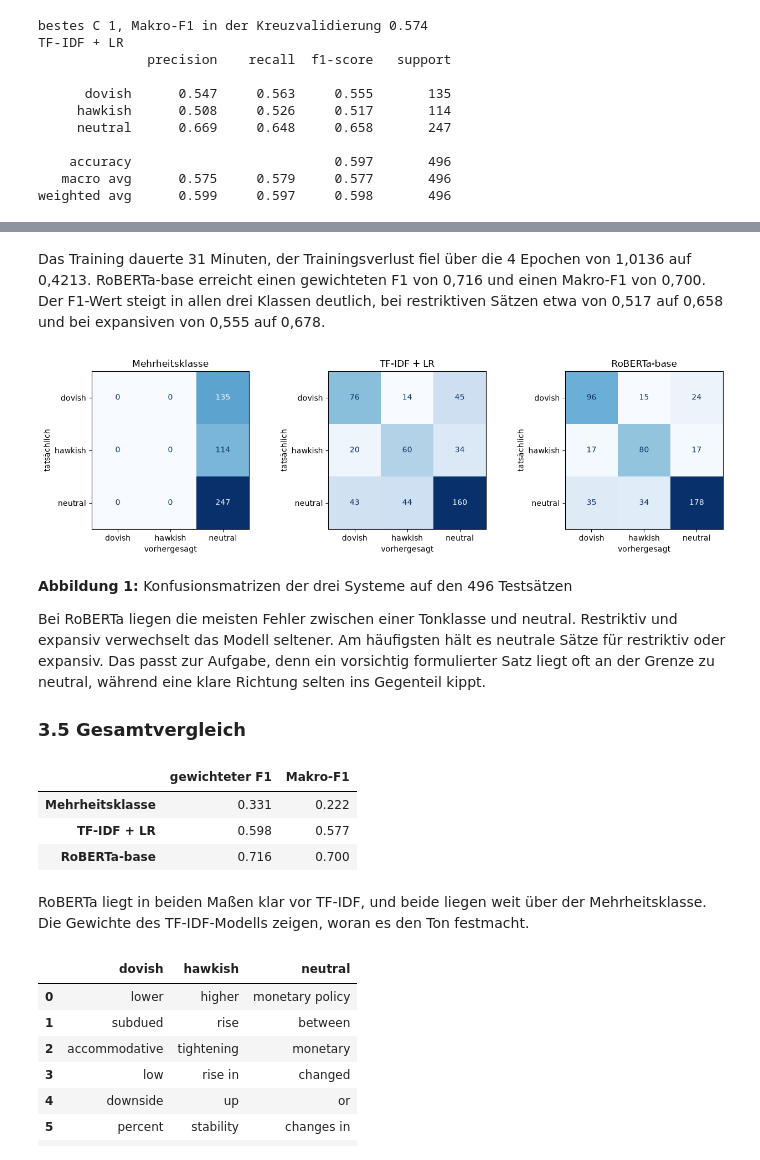
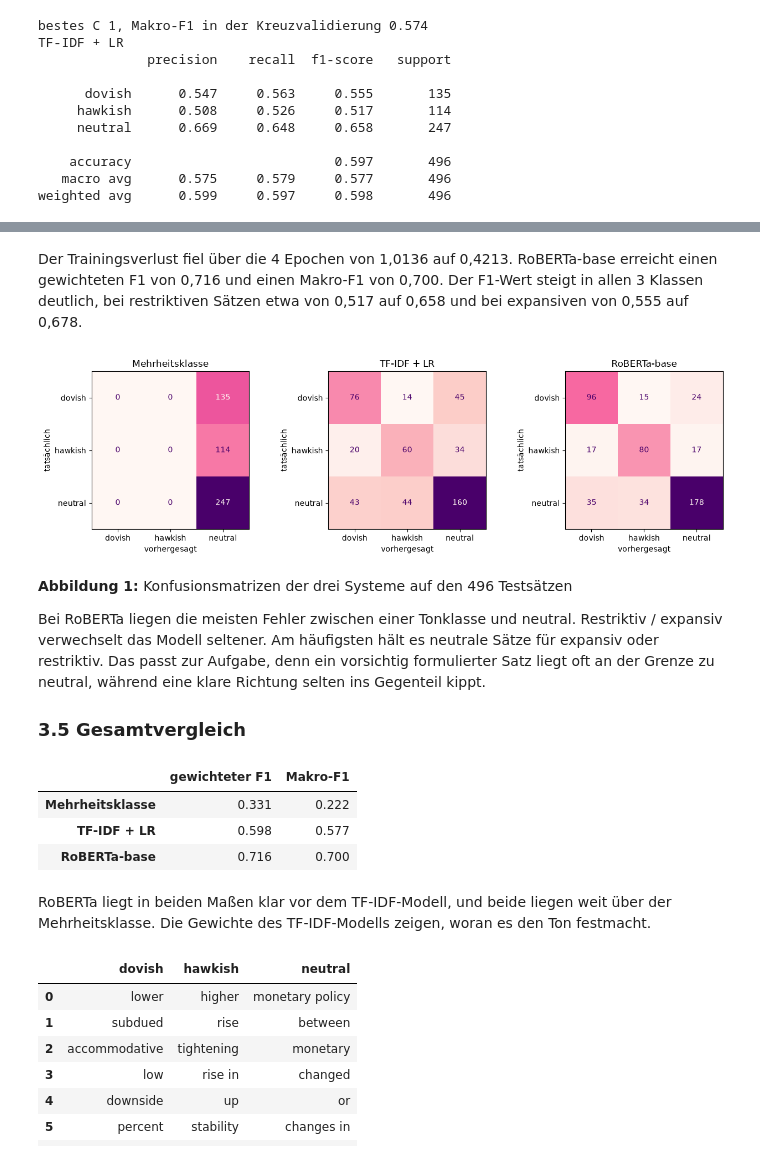
Before and after one commit to ypdobr/ypdobr, a Jupyter notebook: Dobrytsia-Yurii/fomc/FOMC_Tonindex_Dobrytsia_30518764.ipynb, the cells around one changed output, grey strips where cells are left out. Drawn from its saved outputs; the diff is of its cells as text; code cells hidden in the pictures.

```diff
--- a/Dobrytsia-Yurii/fomc/FOMC_Tonindex_Dobrytsia_30518764.ipynb
+++ b/Dobrytsia-Yurii/fomc/FOMC_Tonindex_Dobrytsia_30518764.ipynb
@@ -218,19 +293,19 @@ weighted avg      0.724     0.714     0.716       496
 # %% [markdown]
-Das Training dauerte 31 Minuten, der Trainingsverlust fiel über die 4 Epochen von 1,0136 auf 0,4213. RoBERTa-base erreicht einen gewichteten F1 von 0,716 und einen Makro-F1 von 0,700. Der F1-Wert steigt in allen drei Klassen deutlich, bei restriktiven Sätzen etwa von 0,517 auf 0,658 und bei expansiven von 0,555 auf 0,678.
+Der Trainingsverlust fiel über die 4 Epochen von 1,0136 auf 0,4213. RoBERTa-base erreicht einen gewichteten F1 von 0,716 und einen Makro-F1 von 0,700. Der F1-Wert steigt in allen 3 Klassen deutlich, bei restriktiven Sätzen etwa von 0,517 auf 0,658 und bei expansiven von 0,555 auf 0,678.
 # %%
 fig, axes = plt.subplots(1, 3, figsize=(13, 3.8))
 for ax, (name, pred) in zip(axes, preds.items()):
     ConfusionMatrixDisplay(confusion_matrix(test['label'], pred), display_labels=NAMES).plot(
-        ax=ax, colorbar=False, cmap='Blues')
+        ax=ax, colorbar=False, cmap='RdPu')
     ax.set(title=name, xlabel='vorhergesagt', ylabel='tatsächlich')
 plt.tight_layout()
 plt.show()
 # %% [output]
-[figure, old version]
+[figure, new version]
 # %% [markdown]
 **Abbildung 1:** Konfusionsmatrizen der drei Systeme auf den 496 Testsätzen
 
-Bei RoBERTa liegen die meisten Fehler zwischen einer Tonklasse und neutral. Restriktiv und expansiv verwechselt das Modell seltener. Am häufigsten hält es neutrale Sätze für restriktiv oder expansiv. Das passt zur Aufgabe, denn ein vorsichtig formulierter Satz liegt oft an der Grenze zu neutral, während eine klare Richtung selten ins Gegenteil kippt.
+Bei RoBERTa liegen die meisten Fehler zwischen einer Tonklasse und neutral. Restriktiv / expansiv verwechselt das Modell seltener. Am häufigsten hält es neutrale Sätze für expansiv oder restriktiv. Das passt zur Aufgabe, denn ein vorsichtig formulierter Satz liegt oft an der Grenze zu neutral, während eine klare Richtung selten ins Gegenteil kippt.
 
 ### 3.5 Gesamtvergleich
 # %%
@@ -241,5 +316,5 @@ pd.DataFrame(results).T.round(3)
 | TF-IDF + LR | 0.598 | 0.577 |
 | RoBERTa-base | 0.716 | 0.700 |
 # %% [markdown]
-RoBERTa liegt in beiden Maßen klar vor TF-IDF, und beide liegen weit über der Mehrheitsklasse. Die Gewichte des TF-IDF-Modells zeigen, woran es den Ton festmacht.
+RoBERTa liegt in beiden Maßen klar vor dem TF-IDF-Modell, und beide liegen weit über der Mehrheitsklasse. Die Gewichte des TF-IDF-Modells zeigen, woran es den Ton festmacht.
 # %%
```
Also changed, not shown: parts of 31 cells of this notebook, 6 other files.
